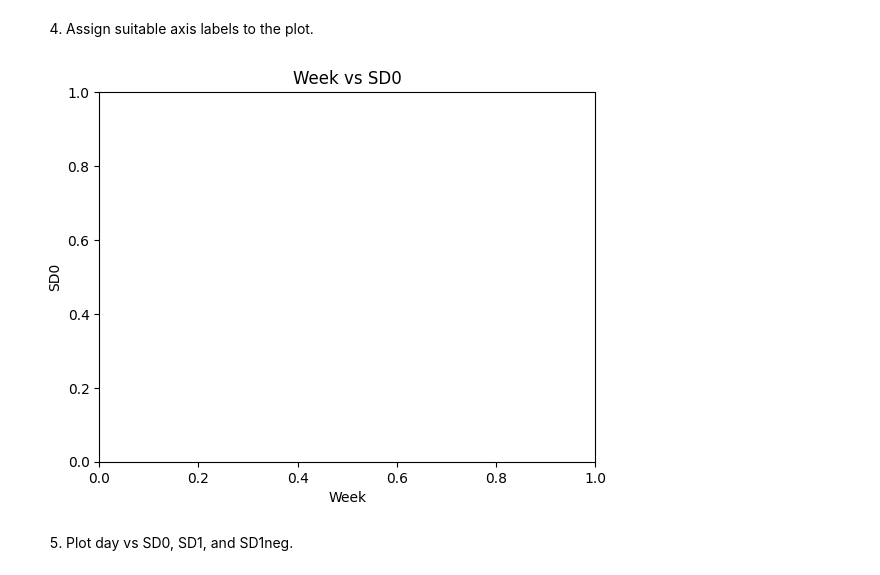
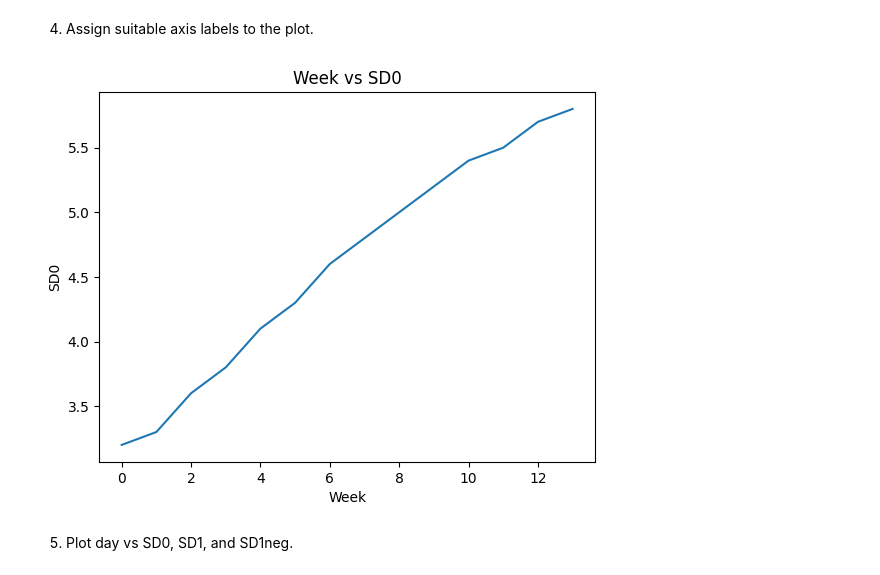
Before and after one commit to Khathithi/AI-5-Tutorial-2-2026, a Jupyter notebook: AI 5 Tutorial 2.ipynb, the cells around one changed output. Saved outputs shown, nothing was run; the diff lists cells and outputs as text; code cells hidden in the pictures.

```diff
--- a/AI 5 Tutorial 2.ipynb
+++ b/AI 5 Tutorial 2.ipynb
@@ -46,15 +46,19 @@ plt.plot(df['Week'], df['SD0'])
 # %% [markdown]
 4. Assign suitable axis labels to the plot.
 # %%
+# Plot Week vs SD0
+plt.figure()
+plt.plot(df['Week'], df['SD0'])
+
 # Add labels and title
 plt.xlabel('Week')
 plt.ylabel('SD0')
 plt.title('Week vs SD0')
 
 # Show the plot
 plt.show()
 # %% [output]
-[figure, old version]
+[figure, new version]
 # %% [markdown]
 5. Plot day vs SD0, SD1, and SD1neg.
 # %%
```
Also changed, not shown: parts of 2 cells of this notebook, 3 other files.
